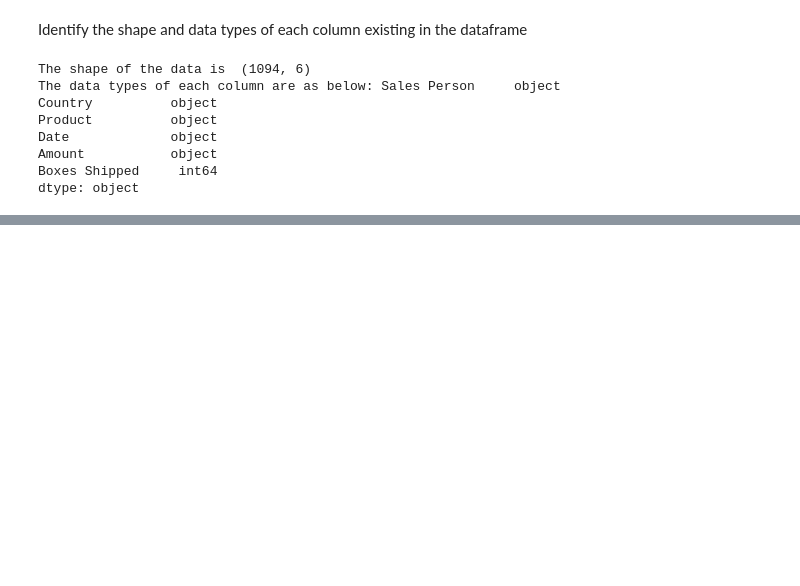
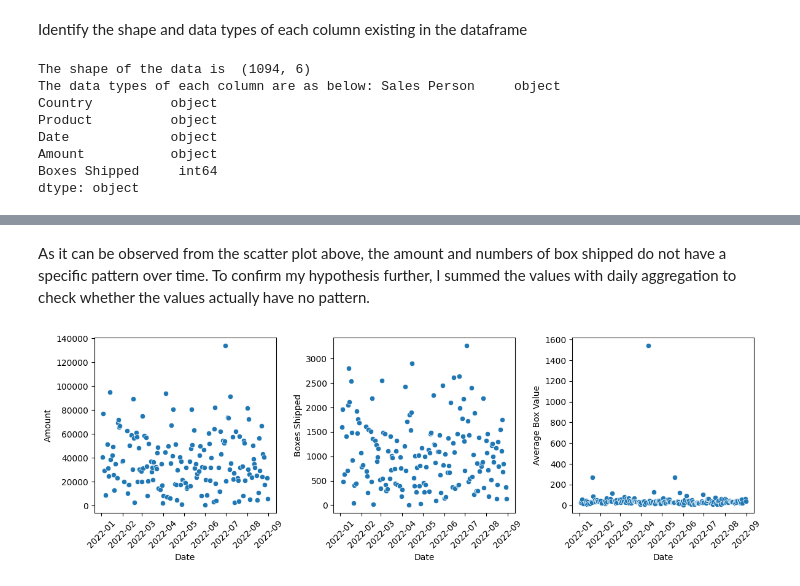
Before and after one commit to jasonzelin/data-analytics-portfolio, a Jupyter notebook: chocolate_sales_data/notebook.ipynb, the cells around one changed output, grey strips where cells are left out. Cells and saved outputs as stored; diff of their text form; code cells hidden in the pictures; blank space fills up the shorter version.

```diff
--- a/chocolate_sales_data/notebook.ipynb
+++ b/chocolate_sales_data/notebook.ipynb
@@ -43,0 +126,26 @@ dtype: object
+# %% [markdown]
+As it can be observed from the scatter plot above, the amount and numbers of box shipped do not have a specific pattern over time. To confirm my hypothesis further, I summed the values with daily aggregation to check whether the values actually have no pattern.
+# %%
+df_date_sum = df.groupby(by='Date').sum()[numeric_columns].reset_index()
+df_date_sum['Average Box Value'] = df_date_sum['Amount'] / df_date_sum['Boxes Shipped']
+
+# Create subplots: 3 columns
+fig, axes = plt.subplots(nrows=1, ncols=3, figsize=(12, 4))
+r = 0
+c = 0
+for i in numeric_columns:
+    sns.scatterplot(data=df_date_sum, x='Date', y=i, ax=axes[c])
+    if (c + 1) % 3 == 0:
+        r = r + 1
+        c = 0
+    else:
+        c = c + 1
+
+# Rotate date labels on all plots
+for ax in axes.flat:
+    ax.tick_params(axis='x', rotation=45)
+
+plt.tight_layout()
+plt.show()
+# %% [output]
+[figure, added]
```
Also changed, not shown: parts of 18 cells of this notebook, 1 other file.
